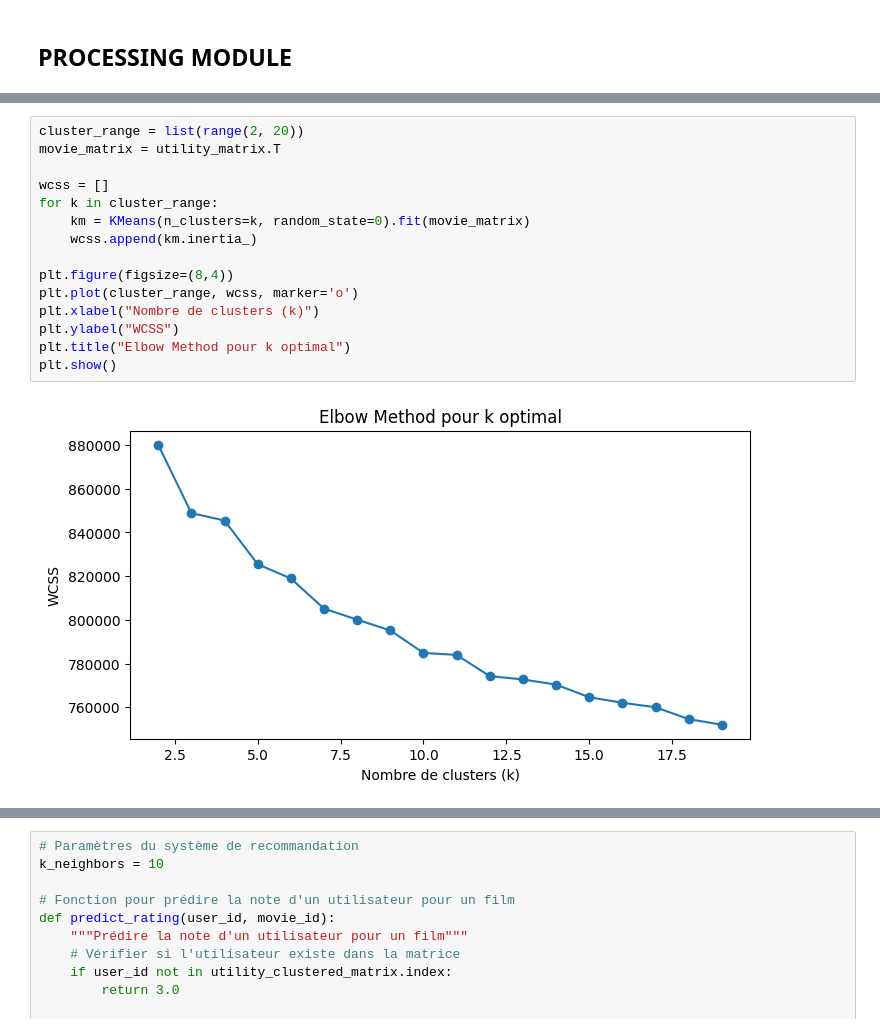
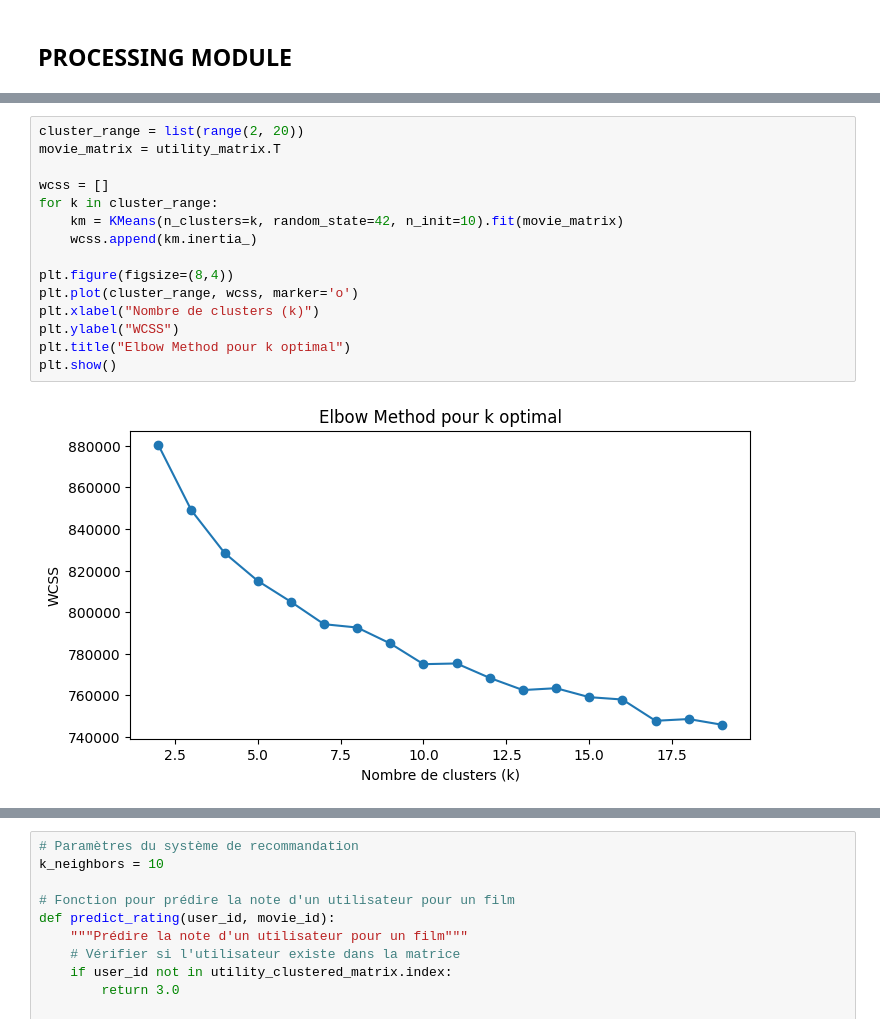
Before and after one commit to Estabueno/UQAC-Movie-Recommender-Atelier2, a Jupyter notebook: movie-recommender.ipynb, the cells around one changed output, grey strips where cells are left out. Cells and saved outputs as stored; diff of their text form.

```diff
--- a/movie-recommender.ipynb
+++ b/movie-recommender.ipynb
@@ -119,20 +119,20 @@ utility_matrix.head(18)
 # %%
 cluster_range = list(range(2, 20))
 movie_matrix = utility_matrix.T
 
 wcss = []
 for k in cluster_range:
-    km = KMeans(n_clusters=k, random_state=0).fit(movie_matrix)
+    km = KMeans(n_clusters=k, random_state=42, n_init=10).fit(movie_matrix)
     wcss.append(km.inertia_)
 
 plt.figure(figsize=(8,4))
 plt.plot(cluster_range, wcss, marker='o')
 plt.xlabel("Nombre de clusters (k)")
 plt.ylabel("WCSS")
 plt.title("Elbow Method pour k optimal")
 plt.show()
 # %% [output]
-[figure, old version]
+[figure, new version]
 # %%
 k_clusters = 19
 
```
Also changed, not shown: parts of 12 cells of this notebook.
